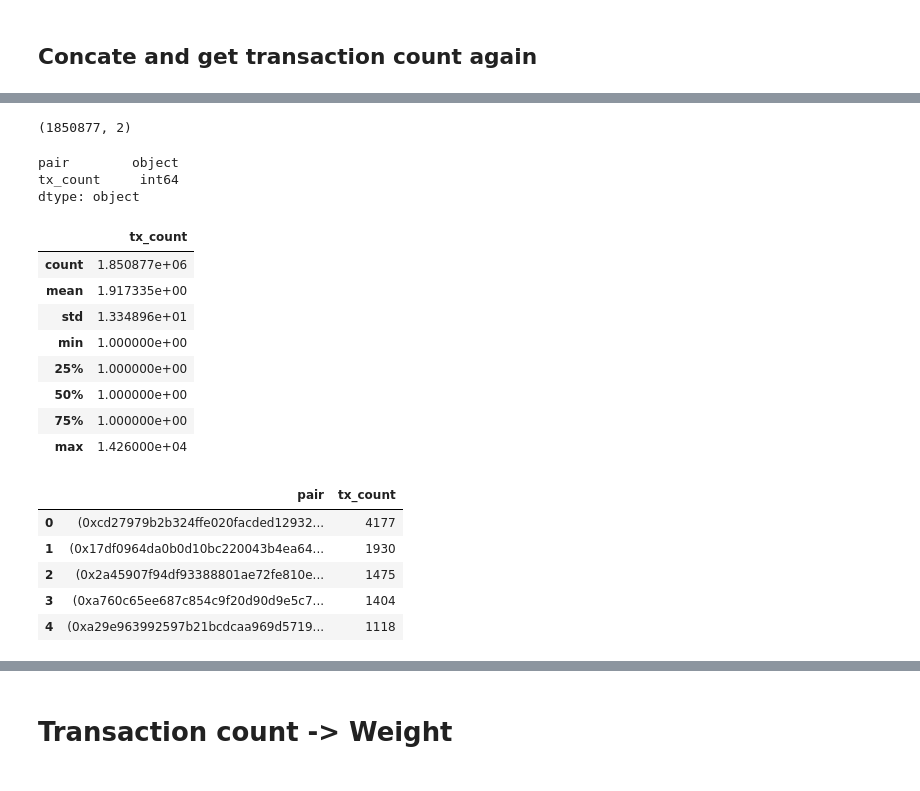
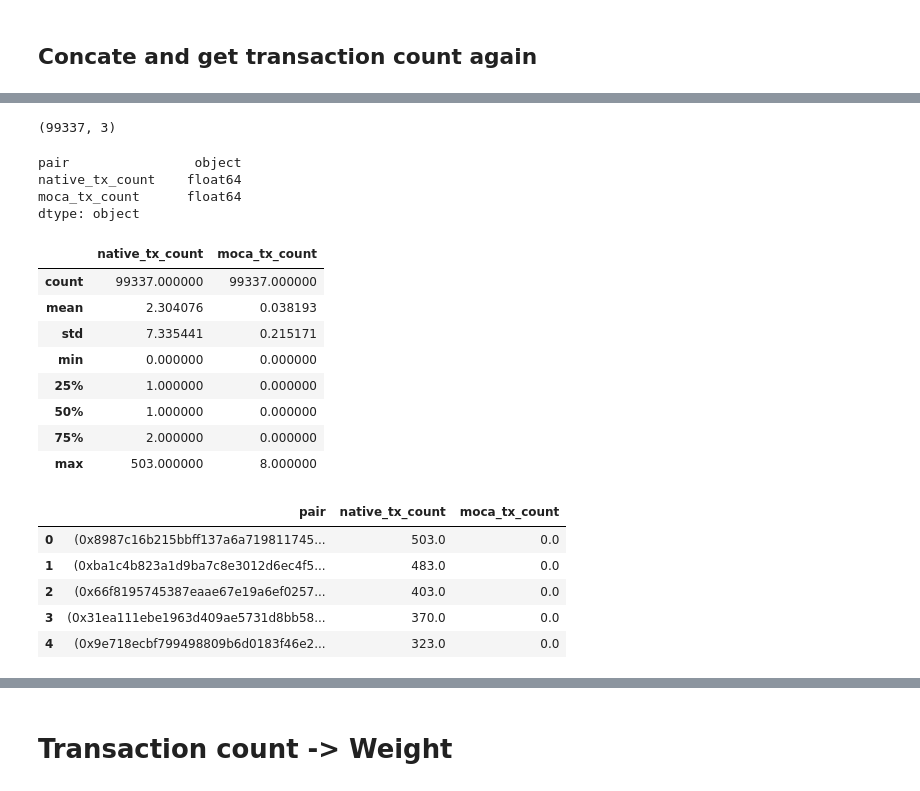
Before and after one commit to startwithf/unique-user, a Jupyter notebook: moca-airdrop/model/moca_airdrop_lab_2024oct.ipynb, the cells around one changed output, grey strips where cells are left out. Drawn from its saved outputs; the diff is of its cells as text; code cells hidden in the pictures.

```diff
--- a/moca-airdrop/model/moca_airdrop_lab_2024oct.ipynb
+++ b/moca-airdrop/model/moca_airdrop_lab_2024oct.ipynb
@@ -93,0 +101,8 @@ moca_airdrop_df.head()
+# %%
+addresses_with_more_than_one = moca_airdrop_df["address"].value_counts()
+addresses_with_more_than_one = addresses_with_more_than_one[
+    addresses_with_more_than_one > 1
+]
+addresses_with_more_than_one = addresses_with_more_than_one.index.tolist()
+
+print(addresses_with_more_than_one)
@@ -94,4 +113,8 @@ moca_airdrop_df.head()
 # %%
 wallet_lst = moca_airdrop_df["address"]
 wallet_lst = wallet_lst.str.lower()
+wallet_lst = [x for x in wallet_lst if x not in set(addresses_with_more_than_one)]
+
 wallet_set = set(wallet_lst)
+wallet_lst = list(wallet_set)
+print(len(wallet_lst))
@@ -187,17 +212,21 @@ moca_trans_df
 # )
 # %%
 # check size
-print('native: ', native_trans_df.shape[0])
-print('moca: ', moca_trans_df.shape[0])
-print('')
+print("native: ", native_trans_df.shape[0])
+print("moca: ", moca_trans_df.shape[0])
+print("")
 
 # remove contract transactions
-native_trans_df = remove_contract_transactions(native_trans_df, ['from_address', 'to_address'], known_contract['address'])
-moca_trans_df = remove_contract_transactions(moca_trans_df, ['from_address', 'to_address'], known_contract['address'])
+native_trans_df = remove_contract_transactions(
+    native_trans_df, ["from_address", "to_address"], known_contract["address"]
+)
+moca_trans_df = remove_contract_transactions(
+    moca_trans_df, ["from_address", "to_address"], known_contract["address"]
+)
 trans_df = pd.concat([native_trans_df, moca_trans_df], ignore_index=True)
 
 # check size
-print('native: ', native_trans_df.shape[0])
-print('moca: ', moca_trans_df.shape[0])
-print('total: ', trans_df.shape[0])
+print("native: ", native_trans_df.shape[0])
+print("moca: ", moca_trans_df.shape[0])
+print("total: ", trans_df.shape[0])
 # %% [output]
@@ -294,17 +323,16 @@ moca_trans_df_count[~moca_trans_df_count['if_wallet_a'] | ~moca_trans_df_count['
 # %% [markdown]
 ## Concate and get transaction count again
 # %%
-print(len(eth_trans_df_count))
-print(len(pol_trans_df_count))
-print(len(bsc_trans_df_count))
+print(len(native_trans_df_count))
+print(len(moca_trans_df_count))
 
 trans_df_count = pd.concat(
     [
-        eth_trans_df_count[["pair", "tx_count"]],
-        pol_trans_df_count[["pair", "tx_count"]],
-        bsc_trans_df_count[["pair", "tx_count"]],
+        native_trans_df_count[["pair", "native_tx_count"]],
+        moca_trans_df_count[["pair", "moca_tx_count"]],
     ],
     ignore_index=True,
 )
+trans_df_count = trans_df_count.fillna(0)
 check_df(trans_df_count)
 # %% [output]
@@ -314,20 +341,21 @@ check_df(trans_df_count)
-(1850877, 2)
+(99337, 3)
-pair        object
-tx_count     int64
+pair                object
+native_tx_count    float64
+moca_tx_count      float64
 dtype: object
-|  | tx_count |
-| count | 1.850877e+06 |
-| mean | 1.917335e+00 |
-| std | 1.334896e+01 |
-| min | 1.000000e+00 |
-| 25% | 1.000000e+00 |
-| 50% | 1.000000e+00 |
-| 75% | 1.000000e+00 |
-| max | 1.426000e+04 |
+|  | native_tx_count | moca_tx_count |
+| count | 99337.000000 | 99337.000000 |
+| mean | 2.304076 | 0.038193 |
+| std | 7.335441 | 0.215171 |
+| min | 0.000000 | 0.000000 |
+| 25% | 1.000000 | 0.000000 |
+| 50% | 1.000000 | 0.000000 |
+| 75% | 2.000000 | 0.000000 |
+| max | 503.000000 | 8.000000 |
-|  | pair | tx_count |
-| 0 | (0xcd27979b2b324ffe020facded12932... | 4177 |
-| 1 | (0x17df0964da0b0d10bc220043b4ea64... | 1930 |
-| 2 | (0x2a45907f94df93388801ae72fe810e... | 1475 |
-| 3 | (0xa760c65ee687c854c9f20d90d9e5c7... | 1404 |
-| 4 | (0xa29e963992597b21bcdcaa969d5719... | 1118 |
+|  | pair | native_tx_count | moca_tx_count |
+| 0 | (0x8987c16b215bbff137a6a719811745... | 503.0 | 0.0 |
+| 1 | (0xba1c4b823a1d9ba7c8e3012d6ec4f5... | 483.0 | 0.0 |
+| 2 | (0x66f8195745387eaae67e19a6ef0257... | 403.0 | 0.0 |
+| 3 | (0x31ea111ebe1963d409ae5731d8bb58... | 370.0 | 0.0 |
+| 4 | (0x9e718ecbf799498809b6d0183f46e2... | 323.0 | 0.0 |
 # %%
```
Also changed, not shown: parts of 98 cells of this notebook.
